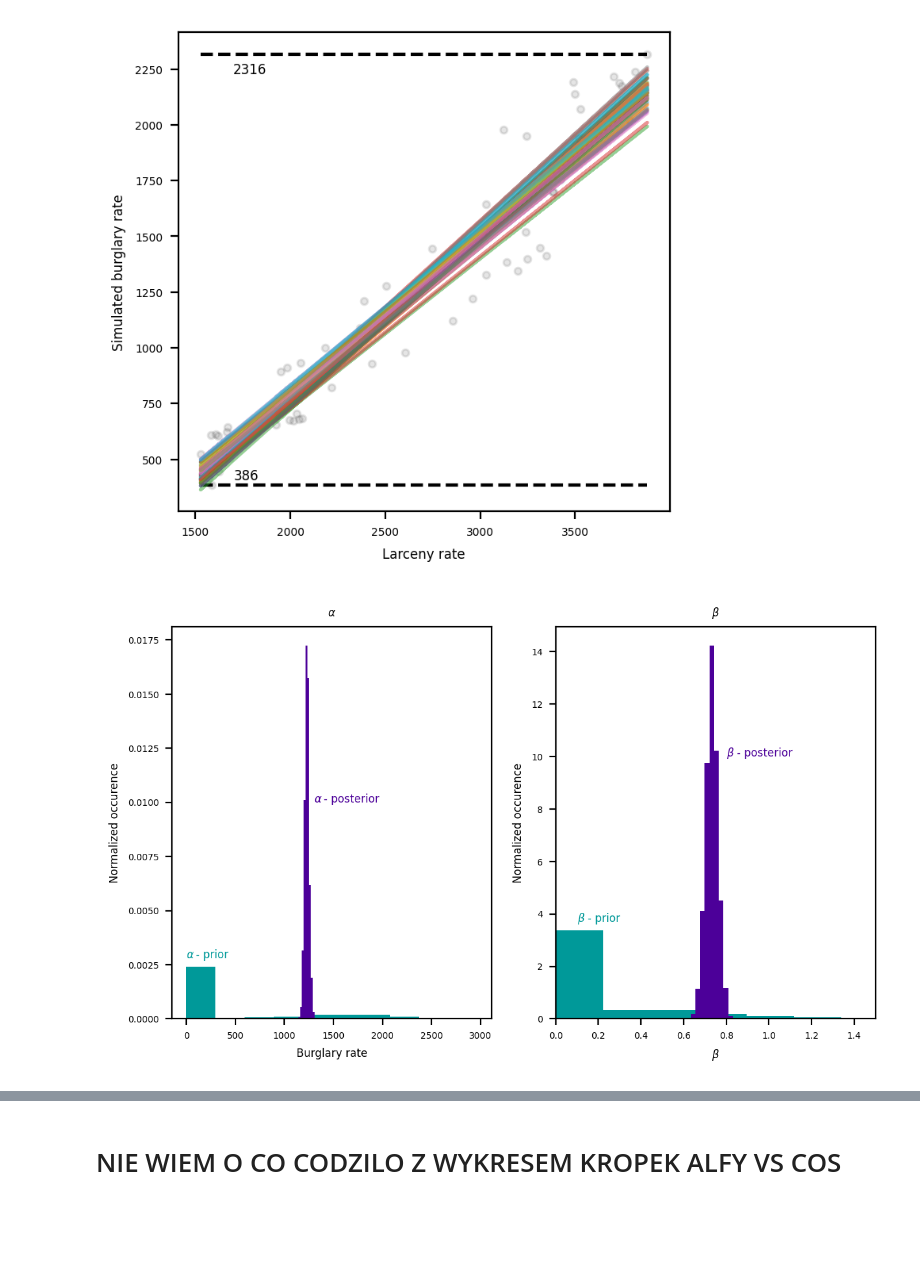
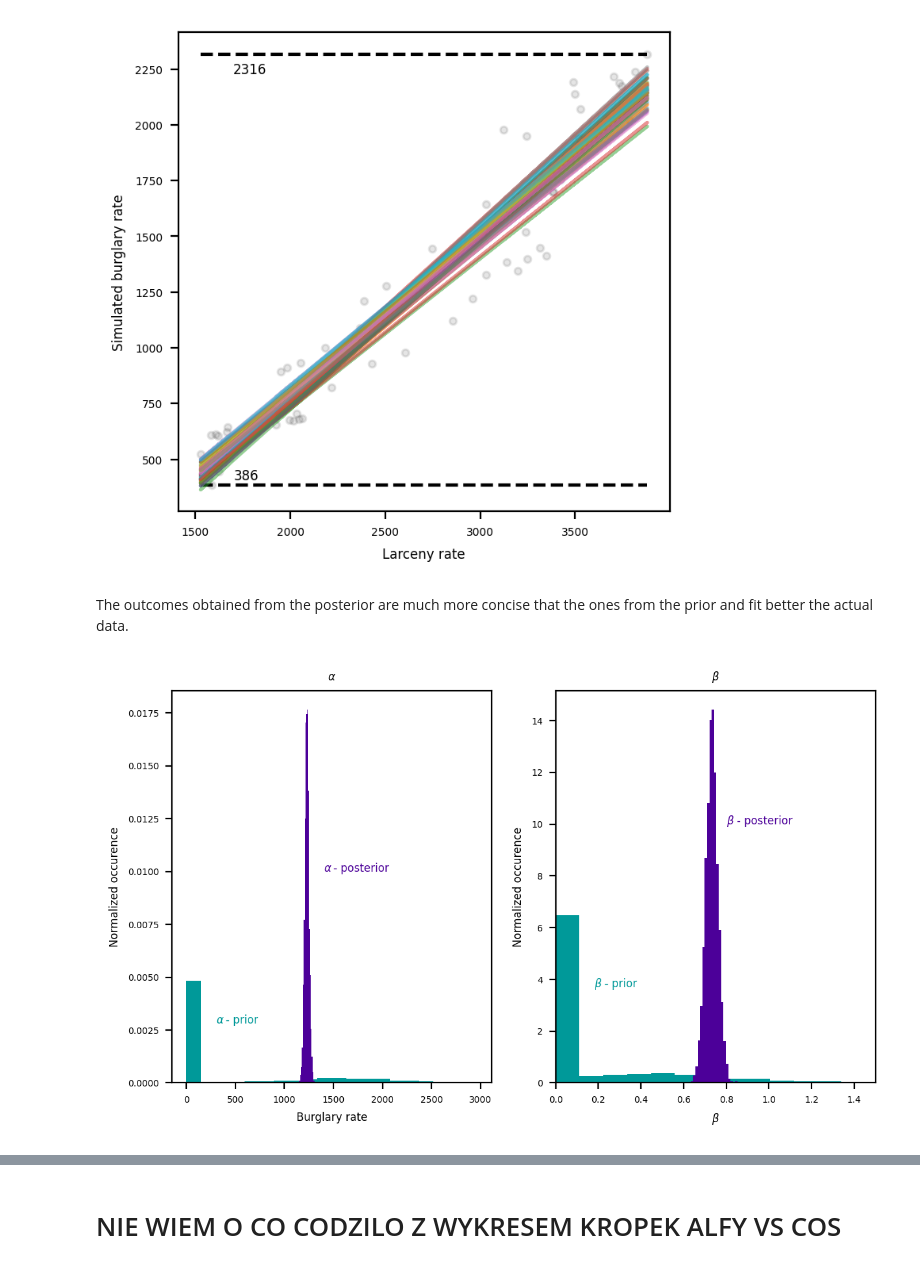
Before and after one commit to Katarzyna-W/DataAnalytics, a Jupyter notebook: Project/da_new/final.ipynb, the cells around one changed output, grey strips where cells are left out. Saved outputs shown, nothing was run; the diff lists cells and outputs as text; code cells hidden in the pictures; blank space fills up the shorter version.

```diff
--- a/Project/da_new/final.ipynb
+++ b/Project/da_new/final.ipynb
@@ -601,33 +621,35 @@ axes.text(1700, 410, '386', fontsize = 6)
 # %% [output]
 Text(1700, 410, '386')
 [figure]
+# %% [markdown]
+The outcomes obtained from the posterior are much more concise that the ones from the prior and fit better the actual data.
 # %%
 fig, axes = plt.subplots(1, 2, figsize=(7,4))
 ax = axes[0]
-ax.hist(alpha_linear_ppc, bins = 10, label = 'Prior',color = '#009999' ,density = True, linewidth = 0.5)
-ax.hist(alpha_linear_fit, bins = 10, label = 'Posterior',color = '#4c0099' ,density = True)
+ax.hist(alpha_linear_ppc, bins = 20, label = 'Prior',color = '#009999' ,density = True, linewidth = 0.5)
+ax.hist(alpha_linear_fit, bins = 20, label = 'Posterior',color = '#4c0099' ,density = True)
 ax.set_xlabel('Burglary rate', fontsize = 6)
 ax.set_ylabel('Normalized occurence', fontsize = 6)
 ax.set_title(r'$\alpha$', fontsize = 6)
-ax.text(1300, 0.01, r'$\alpha$', fontsize = 6, color = '#4c0099')
-ax.text(1400, 0.01, '- posterior', fontsize = 6, color = '#4c0099')
-ax.text(0, 0.0028, r'$\alpha$', fontsize = 6, color = '#009999')
-ax.text(100, 0.0028, '- prior', fontsize = 6, color = '#009999')
+ax.text(1400, 0.01, r'$\alpha$', fontsize = 6, color = '#4c0099')
+ax.text(1500, 0.01, '- posterior', fontsize = 6, color = '#4c0099')
+ax.text(300, 0.0028, r'$\alpha$', fontsize = 6, color = '#009999')
+ax.text(400, 0.0028, '- prior', fontsize = 6, color = '#009999')
 ax2.set_xlim([0, 2500])
 
 ax2 = axes[1]
-ax2.hist(beta_linear_ppc, bins = 10, label = 'Prior',color = '#009999' ,density = True, linewidth = 0.5)
-ax2.hist(beta_linear_fit, bins = 10, density = True, label = 'Posterior', color = '#4c0099')
+ax2.hist(beta_linear_ppc, bins = 20, label = 'Prior',color = '#009999' ,density = True, linewidth = 0.5)
+ax2.hist(beta_linear_fit, bins = 20, density = True, label = 'Posterior', color = '#4c0099')
 ax2.set_title(r'$\beta$', fontsize = 6)
 ax2.set_xlabel(r'$\beta$', fontsize = 6)
 ax2.set_ylabel('Normalized occurence', fontsize = 6)
 
 ax2.text(0.8, 10, r'$\beta$', fontsize = 6, color = '#4c0099')
 ax2.text(0.85, 10, '- posterior', fontsize = 6, color = '#4c0099')
 
-ax2.text(0.1, 3.7, r'$\beta$', fontsize = 6,color='#009999')
-ax2.text(0.15, 3.7, '- prior', fontsize = 6,color='#009999')
+ax2.text(0.18, 3.7, r'$\beta$', fontsize = 6,color='#009999')
+ax2.text(0.23, 3.7, '- prior', fontsize = 6,color='#009999')
 ax2.set_xlim([0, 1.5])
 plt.show()
 # %% [output]
-[figure, old version]
+[figure, new version]
```
Also changed, not shown: parts of 41 cells of this notebook.
